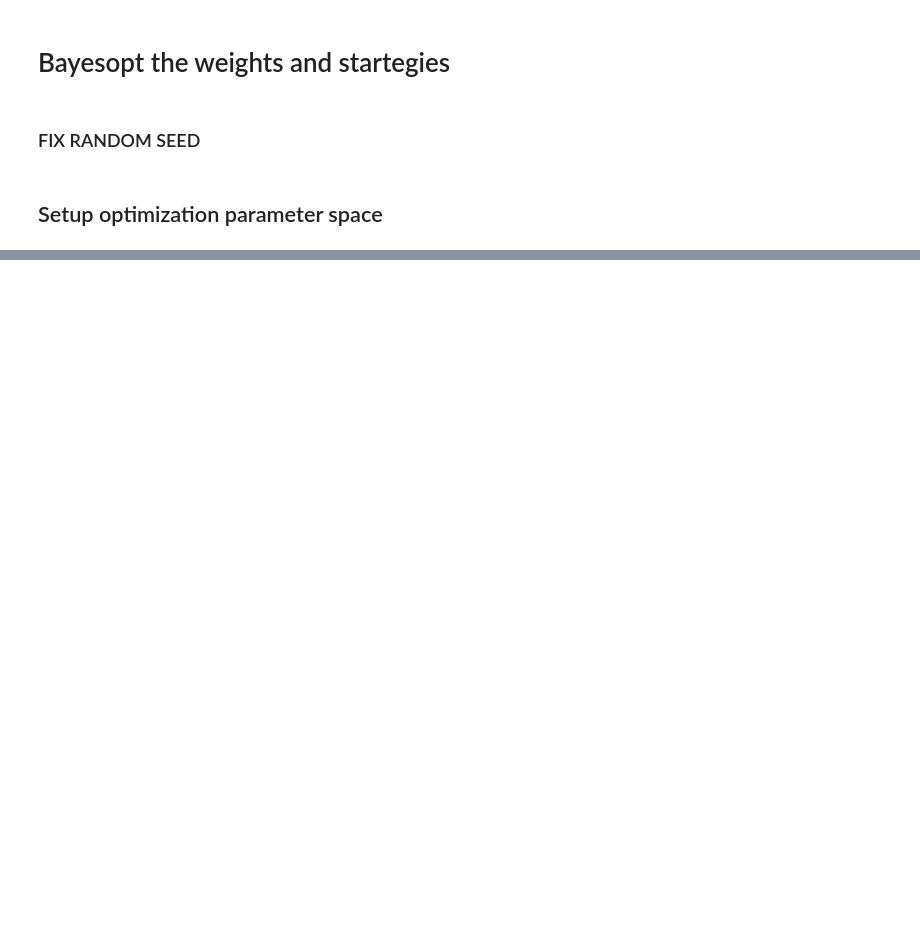
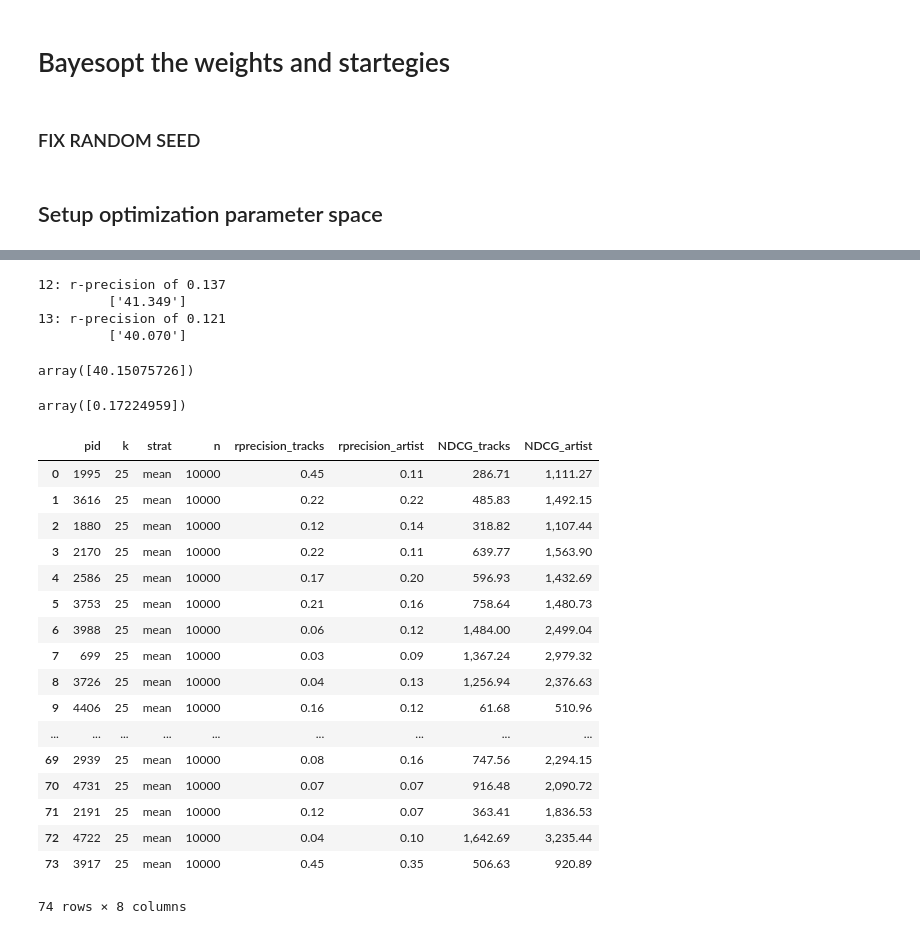
Before and after one commit to Spandan-Madan/Spotify, a Jupyter notebook: notebooks/4_bsl_ranking_tmp.ipynb, the cells around one changed output, grey strips where cells are left out. Cells and saved outputs as stored; diff of their text form; code cells hidden in the pictures; blank space fills up the shorter version.

```diff
--- a/notebooks/4_bsl_ranking_tmp.ipynb
+++ b/notebooks/4_bsl_ranking_tmp.ipynb
@@ -63,14 +61,14 @@ print("loaded")
 # %% [output]
 loaded
 # %%
-feats = [Word2vecFeature(w2v_type='track', logging=True),
-        Word2vecFeature(w2v_type='artist', logging=True),
-        Word2vecFeature(w2v_type='album', logging=True),
-        AudioFeatures(),
-        Popularity(),
-        GenreFeatures()]
+# feats = [Word2vecFeature(w2v_type='track', logging=True),
+#         Word2vecFeature(w2v_type='artist', logging=True),
+#         Word2vecFeature(w2v_type='album', logging=True),
+#         AudioFeatures(),
+#         Popularity(),
+#         GenreFeatures()]
 
-# feats = [GenreFeatures()]
+feats = [Word2vecFeature(w2v_type='track', logging=True)]
 # %% [output]
 ../data/w2v/track_w2v_model_1min_100dim IS LOADING
 LOADED W2V
@@ -206,5 +219,62 @@ print ('finished')
 # %%
-max_iter=100
+max_iter=2
 bopt.run_optimization(max_iter,eps=0)
+# %% [output]
+12: r-precision of 0.137
+         ['41.349']
+13: r-precision of 0.121
+         ['40.070']
 # %%
 bopt.plot_convergence()
+# %%
+bopt.x_opt
+# %% [output]
+array([40.15075726])
+# %%
+1-bopt.fx_opt
+# %% [output]
+array([0.17224959])
+# %%
+x = bopt.x_opt
+k=25
+n_picks=10000
+subset=5000
+strat='mean'
+weights = [x[indx] for indx,i in enumerate(x)]
+stats=[]
+n_pids =100
+pids = [i for i in np.random.randint(0,5000,n_pids)]
+for pid in pids:
+    turi_seed,auri_seed, turi_true,auri_true, turi_pool,auri_pool = tracks.get_playlist_pooltest(pid=pid,k=k,n=n_picks)
+    if len(turi_true) > 0:
+        # get scaled distance
+        dist = np.zeros(len(turi_pool))
+        for f,w in zip(feats,weights):
+            dist= dist + w*f.distance_between_sets(turi_seed,turi_pool,strat)
+        # rank based on distance
+        sorted_indx=np.argsort(dist)
+        turi_ranked = [turi_pool[i] for i in sorted_indx][:subset]
+        auri_ranked = [auri_pool[i] for i in sorted_indx][:subset]
+        # get starts
+        stats.append(ranking_stats(pid,k,strat,n_picks,turi_true,turi_ranked,auri_true,auri_ranked))
+stats_df = pd.DataFrame(stats)
+stats_df
+# %% [output]
+|  | pid | k | strat | n | rprecision_tracks | rprecision_artist | NDCG_tracks | NDCG_artist |
+| 0 | 1995 | 25 | mean | 10000 | 0.45 | 0.11 | 286.71 | 1,111.27 |
+| 1 | 3616 | 25 | mean | 10000 | 0.22 | 0.22 | 485.83 | 1,492.15 |
+| 2 | 1880 | 25 | mean | 10000 | 0.12 | 0.14 | 318.82 | 1,107.44 |
+| 3 | 2170 | 25 | mean | 10000 | 0.22 | 0.11 | 639.77 | 1,563.90 |
+| 4 | 2586 | 25 | mean | 10000 | 0.17 | 0.20 | 596.93 | 1,432.69 |
+| 5 | 3753 | 25 | mean | 10000 | 0.21 | 0.16 | 758.64 | 1,480.73 |
+| 6 | 3988 | 25 | mean | 10000 | 0.06 | 0.12 | 1,484.00 | 2,499.04 |
+| 7 | 699 | 25 | mean | 10000 | 0.03 | 0.09 | 1,367.24 | 2,979.32 |
+| 8 | 3726 | 25 | mean | 10000 | 0.04 | 0.13 | 1,256.94 | 2,376.63 |
+| 9 | 4406 | 25 | mean | 10000 | 0.16 | 0.12 | 61.68 | 510.96 |
+| ... | ... | ... | ... | ... | ... | ... | ... | ... |
+| 69 | 2939 | 25 | mean | 10000 | 0.08 | 0.16 | 747.56 | 2,294.15 |
+| 70 | 4731 | 25 | mean | 10000 | 0.07 | 0.07 | 916.48 | 2,090.72 |
+| 71 | 2191 | 25 | mean | 10000 | 0.12 | 0.07 | 363.41 | 1,836.53 |
+| 72 | 4722 | 25 | mean | 10000 | 0.04 | 0.10 | 1,642.69 | 3,235.44 |
+| 73 | 3917 | 25 | mean | 10000 | 0.45 | 0.35 | 506.63 | 920.89 |
+74 rows × 8 columns
```
Also changed, not shown: parts of 10 cells of this notebook, 4 other files.
